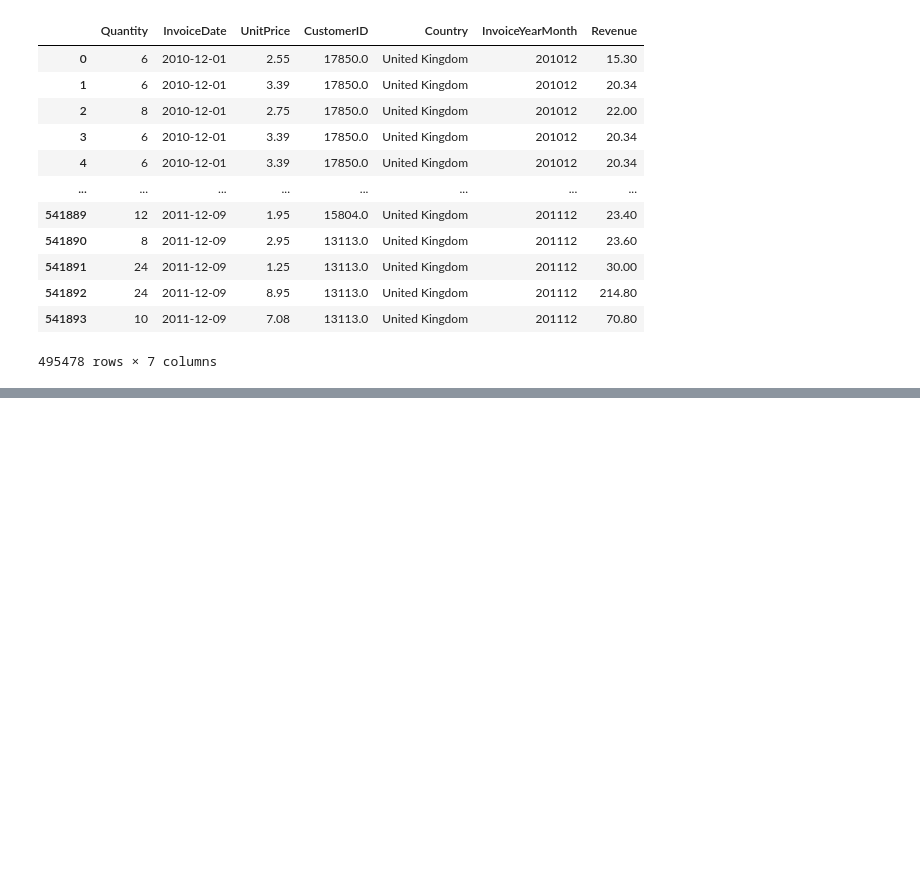
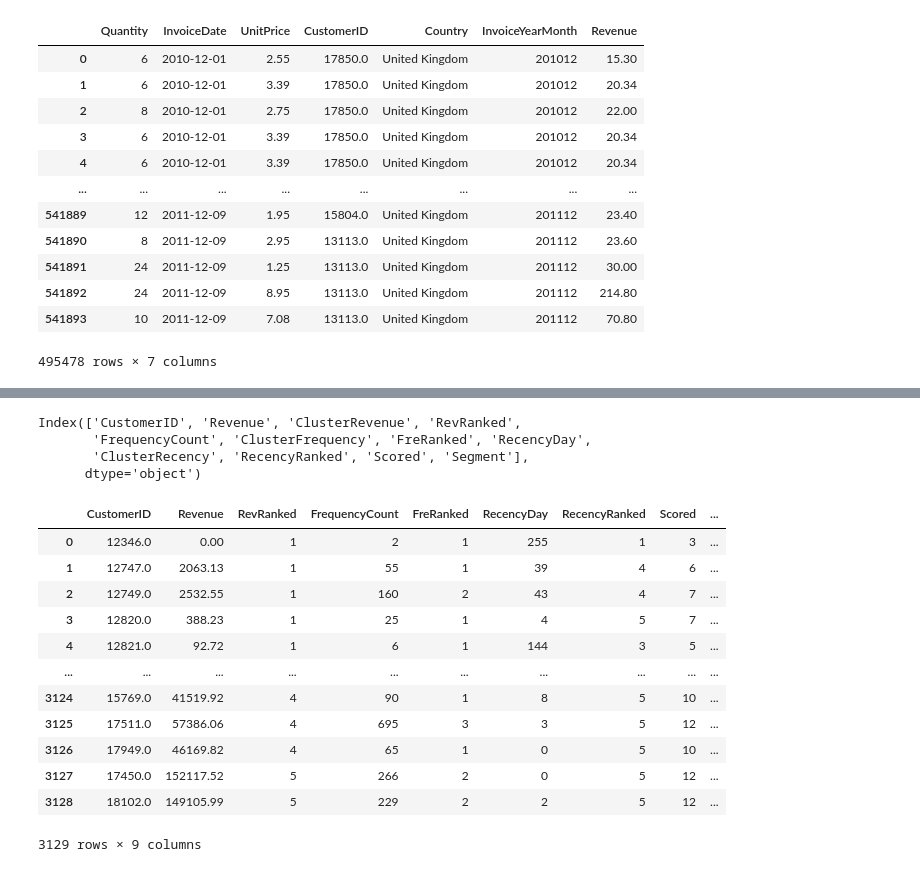
Before and after one commit to baotran306/Online-Retail-Dataset-Report, a Jupyter notebook: OnlineRetail_PredictCustomerLifetimeValue.ipynb, the cells around one changed output, grey strips where cells are left out. Drawn from its saved outputs; the diff is of its cells as text; code cells hidden in the pictures; blank space fills up the shorter version.

```diff
--- a/OnlineRetail_PredictCustomerLifetimeValue.ipynb
+++ b/OnlineRetail_PredictCustomerLifetimeValue.ipynb
@@ -277,0 +72,4 @@ df_merge_4label = pd.merge(df_9m, comeback_after_days, on='CustomerID', how='lef
+# %%
+# split 2 parts: 9 months and 3 months
+df_9_months = df.loc[(df['InvoiceYearMonth'] >= 201101) & (df['InvoiceYearMonth'] <= 201109)]
+df_9_months
@@ -277,0 +162,3 @@ df_merge_4label = pd.merge(df_9m, comeback_after_days, on='CustomerID', how='lef
+# %%
+df_x = feature_engineering(df_9_months)
+df_x
@@ -277,0 +179,25 @@ df_merge_4label = pd.merge(df_9m, comeback_after_days, on='CustomerID', how='lef
+# %%
+df_x.columns
+# %% [output]
+Index(['CustomerID', 'Revenue', 'ClusterRevenue', 'RevRanked',
+       'FrequencyCount', 'ClusterFrequency', 'FreRanked', 'RecencyDay',
+       'ClusterRecency', 'RecencyRanked', 'Scored', 'Segment'],
+      dtype='object')
+# %%
+df_x.drop(['ClusterRevenue', 'ClusterFrequency', 'ClusterRecency'], axis=1,
+         inplace=True)
+df_x
+# %% [output]
+|  | CustomerID | Revenue | RevRanked | FrequencyCount | FreRanked | RecencyDay | RecencyRanked | Scored | ... |
+| 0 | 12346.0 | 0.00 | 1 | 2 | 1 | 255 | 1 | 3 | ... |
+| 1 | 12747.0 | 2063.13 | 1 | 55 | 1 | 39 | 4 | 6 | ... |
+| 2 | 12749.0 | 2532.55 | 1 | 160 | 2 | 43 | 4 | 7 | ... |
+| 3 | 12820.0 | 388.23 | 1 | 25 | 1 | 4 | 5 | 7 | ... |
+| 4 | 12821.0 | 92.72 | 1 | 6 | 1 | 144 | 3 | 5 | ... |
+| ... | ... | ... | ... | ... | ... | ... | ... | ... | ... |
+| 3124 | 15769.0 | 41519.92 | 4 | 90 | 1 | 8 | 5 | 10 | ... |
+| 3125 | 17511.0 | 57386.06 | 4 | 695 | 3 | 3 | 5 | 12 | ... |
+| 3126 | 17949.0 | 46169.82 | 4 | 65 | 1 | 0 | 5 | 10 | ... |
+| 3127 | 17450.0 | 152117.52 | 5 | 266 | 2 | 0 | 5 | 12 | ... |
+| 3128 | 18102.0 | 149105.99 | 5 | 229 | 2 | 2 | 5 | 12 | ... |
+3129 rows × 9 columns
```
Also changed, not shown: parts of 59 cells of this notebook.
